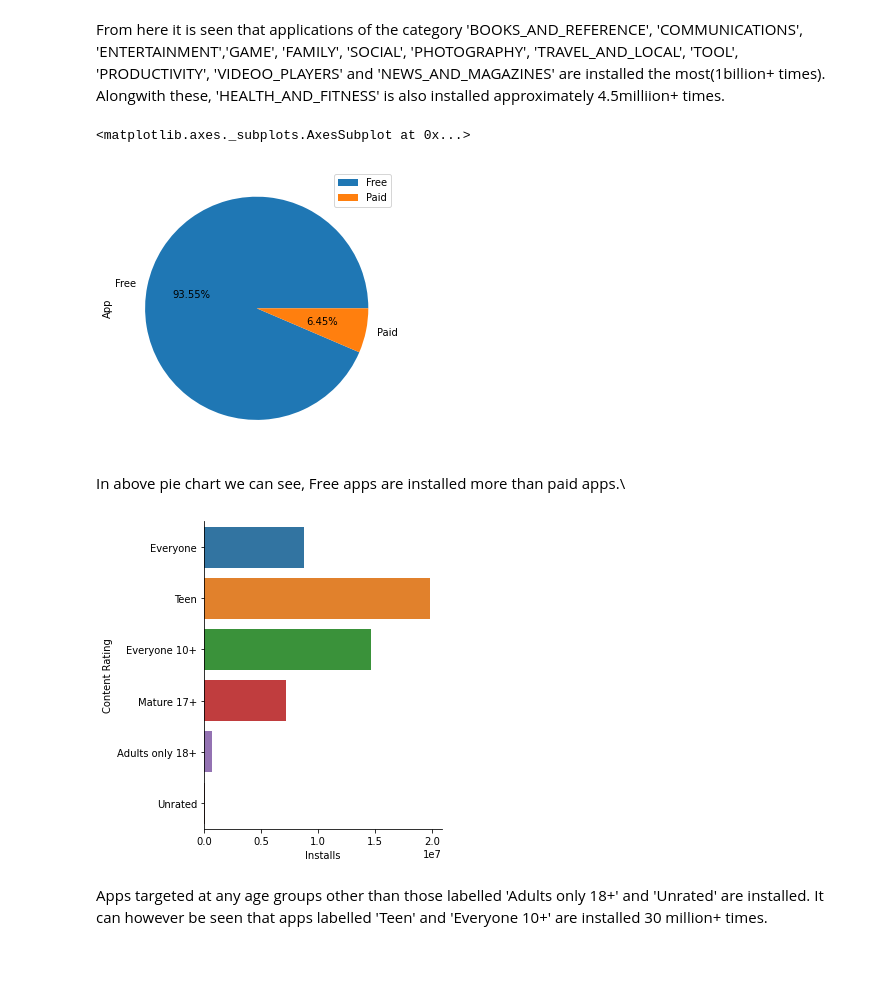
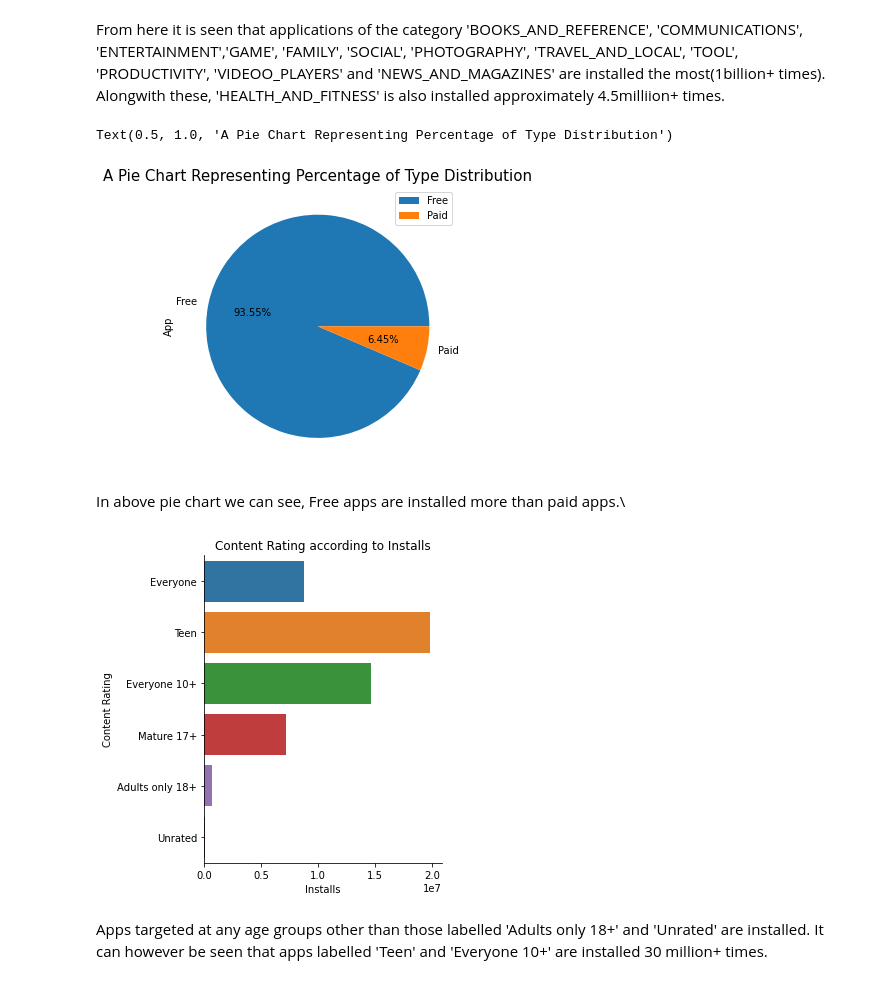
Before and after one commit to MadhurAwasthi/Play_Store-EDA, a Jupyter notebook: Play_Store_App_Review_Analysis_Capstone_Project.ipynb, the cells around one changed output. Saved outputs shown, nothing was run; the diff lists cells and outputs as text; code cells hidden in the pictures.

```diff
--- a/Play_Store_App_Review_Analysis_Capstone_Project.ipynb
+++ b/Play_Store_App_Review_Analysis_Capstone_Project.ipynb
@@ -615,16 +616,17 @@ From here it is seen that applications of the category 'BOOKS_AND_REFERENCE', 'C
 # %%
 #Lets check the percentage of free and paid apps in Dataset.
 type_pie=playstore_df.groupby('Type').count()
 type_pie.plot.pie(y='App', figsize=(5,6),autopct='%1.2f%%')
+plt.title('A Pie Chart Representing Percentage of Type Distribution',fontsize=15)
 # %% [output]
-<matplotlib.axes._subplots.AxesSubplot at 0x...>
+Text(0.5, 1.0, 'A Pie Chart Representing Percentage of Type Distribution')
-[figure, old version]
+[figure, new version]
 # %% [markdown]
 In above pie chart we can see, Free apps are installed more than paid apps.\
 # %%
-sns.catplot(y='Content Rating', x='Installs', data=playstore_df,kind='bar', orient='h',ci=0);
+sns.catplot(y='Content Rating', x='Installs', data=playstore_df,kind='bar', orient='h',ci=0).set(title='Content Rating according to Installs');
 # %% [output]
-[figure, old version]
+[figure, new version]
 # %% [markdown]
 Apps targeted at any age groups other than those labelled 'Adults only 18+' and 'Unrated' are installed. It can however be seen that apps labelled 'Teen' and 'Everyone 10+' are installed 30 million+ times.
 # %%
```
Also changed, not shown: parts of 3 cells of this notebook.
